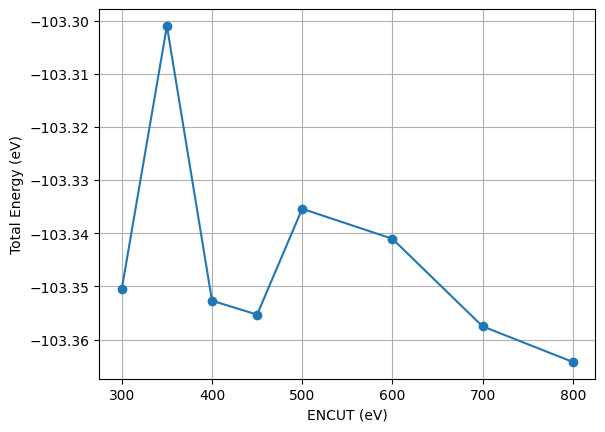
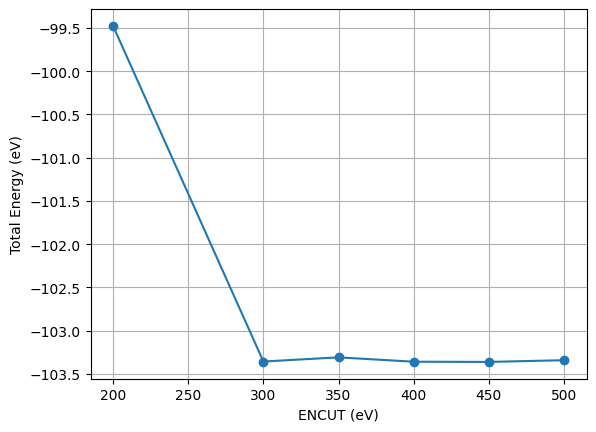
Code edit (unified diff) that turned the first committed figure into the second:
--- before
+++ after
@@ -1,3 +1,3 @@
-plt.plot(encuts, energies, marker='o')
+plt.plot(encuts[1:], energies[1:], marker='o')
 plt.xlabel('ENCUT (eV)')
 plt.ylabel('Total Energy (eV)')

Commit: encut convergence test fixed